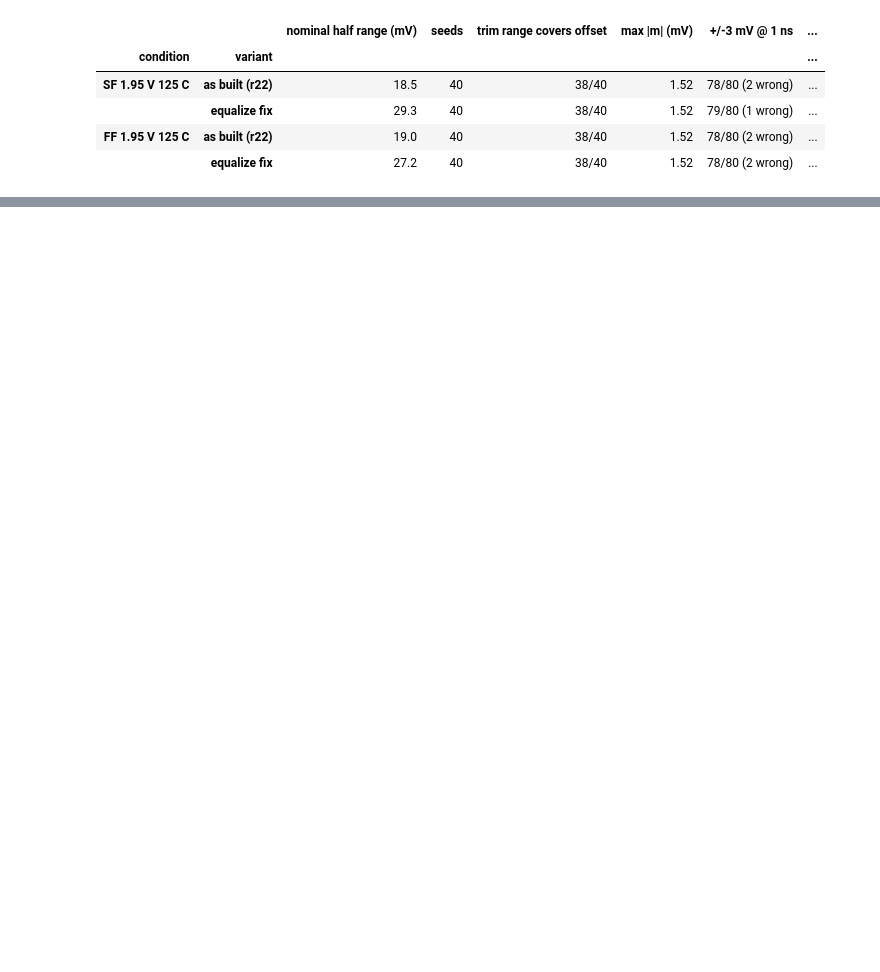
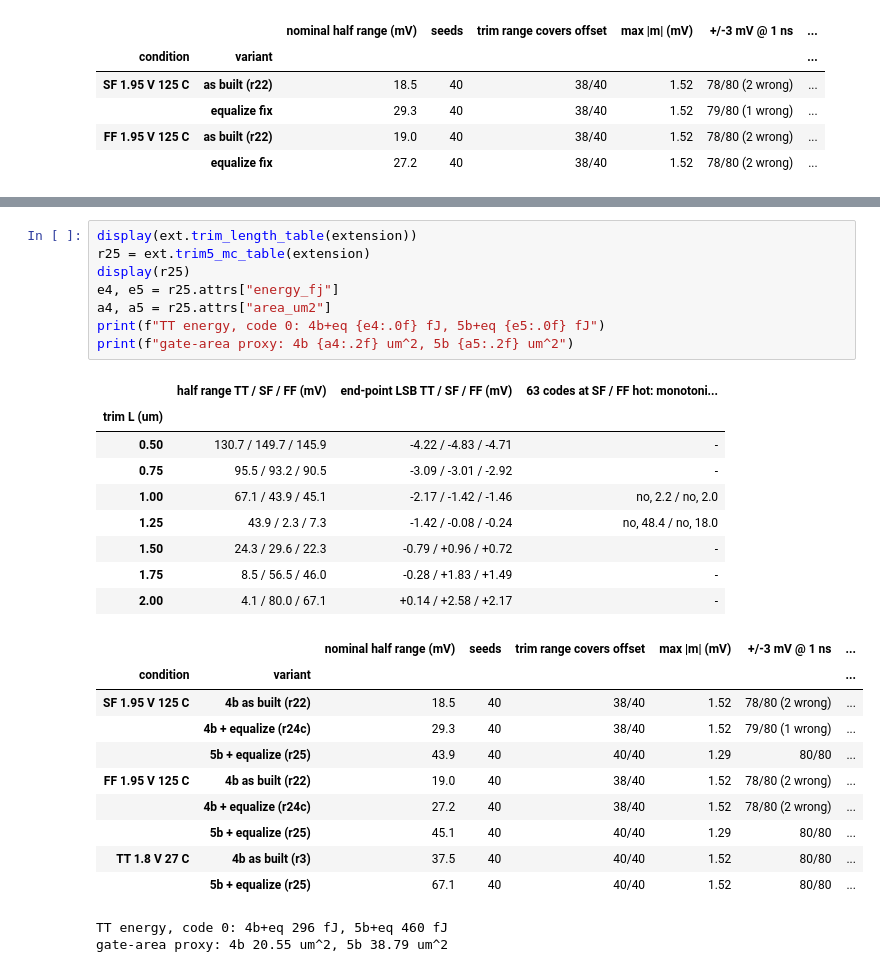
Before and after one commit to AVONZED/ISSCC27-submitted_notebooks-LinuxBasedOpenRF-, a Jupyter notebook: ISSCC27/submitted_notebooks/comparator_atlas/Comparator_Atlas.ipynb, the cells around one changed output, grey strips where cells are left out. Saved outputs shown, nothing was run; the diff lists cells and outputs as text; blank space fills up the shorter version.

```diff
--- a/ISSCC27/submitted_notebooks/comparator_atlas/Comparator_Atlas.ipynb
+++ b/ISSCC27/submitted_notebooks/comparator_atlas/Comparator_Atlas.ipynb
@@ -1772,0 +1691,30 @@ retain their licenses.
+# %%
+display(ext.trim_length_table(extension))
+r25 = ext.trim5_mc_table(extension)
+display(r25)
+e4, e5 = r25.attrs["energy_fj"]
+a4, a5 = r25.attrs["area_um2"]
+print(f"TT energy, code 0: 4b+eq {e4:.0f} fJ, 5b+eq {e5:.0f} fJ")
+print(f"gate-area proxy: 4b {a4:.2f} um^2, 5b {a5:.2f} um^2")
+# %% [output]
+|  | half range TT / SF / FF (mV) | end-point LSB TT / SF / FF (mV) | 63 codes at SF / FF hot: monotoni... |
+| trim L (um) |  |  |  |
+| 0.50 | 130.7 / 149.7 / 145.9 | -4.22 / -4.83 / -4.71 | - |
+| 0.75 | 95.5 / 93.2 / 90.5 | -3.09 / -3.01 / -2.92 | - |
+| 1.00 | 67.1 / 43.9 / 45.1 | -2.17 / -1.42 / -1.46 | no, 2.2 / no, 2.0 |
+| 1.25 | 43.9 / 2.3 / 7.3 | -1.42 / -0.08 / -0.24 | no, 48.4 / no, 18.0 |
+| 1.50 | 24.3 / 29.6 / 22.3 | -0.79 / +0.96 / +0.72 | - |
+| 1.75 | 8.5 / 56.5 / 46.0 | -0.28 / +1.83 / +1.49 | - |
+| 2.00 | 4.1 / 80.0 / 67.1 | +0.14 / +2.58 / +2.17 | - |
+|  |  | nominal half range (mV) | seeds | trim range covers offset | max |m| (mV) | +/-3 mV @ 1 ns | ... |
+| condition | variant |  |  |  |  |  | ... |
+| SF 1.95 V 125 C | 4b as built (r22) | 18.5 | 40 | 38/40 | 1.52 | 78/80 (2 wrong) | ... |
+|  | 4b + equalize (r24c) | 29.3 | 40 | 38/40 | 1.52 | 79/80 (1 wrong) | ... |
+|  | 5b + equalize (r25) | 43.9 | 40 | 40/40 | 1.29 | 80/80 | ... |
+| FF 1.95 V 125 C | 4b as built (r22) | 19.0 | 40 | 38/40 | 1.52 | 78/80 (2 wrong) | ... |
+|  | 4b + equalize (r24c) | 27.2 | 40 | 38/40 | 1.52 | 78/80 (2 wrong) | ... |
+|  | 5b + equalize (r25) | 45.1 | 40 | 40/40 | 1.29 | 80/80 | ... |
+| TT 1.8 V 27 C | 4b as built (r3) | 37.5 | 40 | 40/40 | 1.52 | 80/80 | ... |
+|  | 5b + equalize (r25) | 67.1 | 40 | 40/40 | 1.52 | 80/80 | ... |
+TT energy, code 0: 4b+eq 296 fJ, 5b+eq 460 fJ
+gate-area proxy: 4b 20.55 um^2, 5b 38.79 um^2
```
Also changed, not shown: parts of 7 cells of this notebook, 28 other files.
